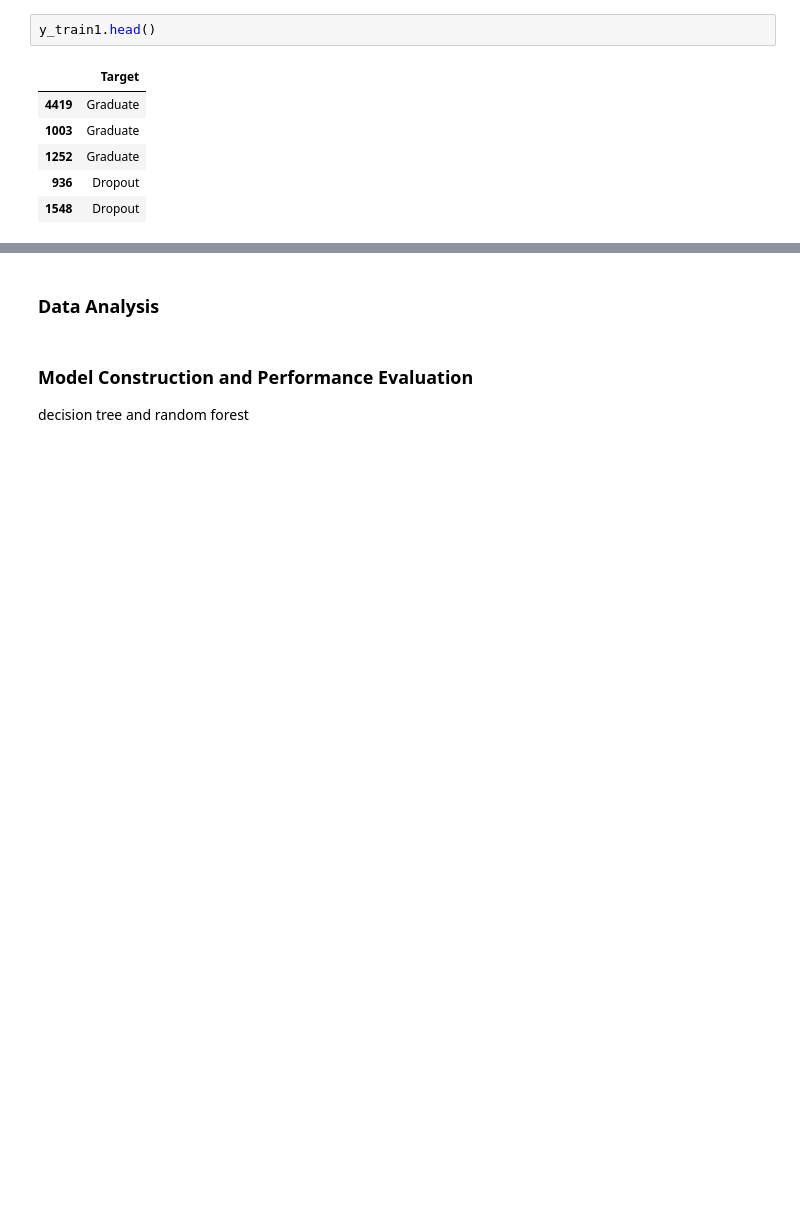
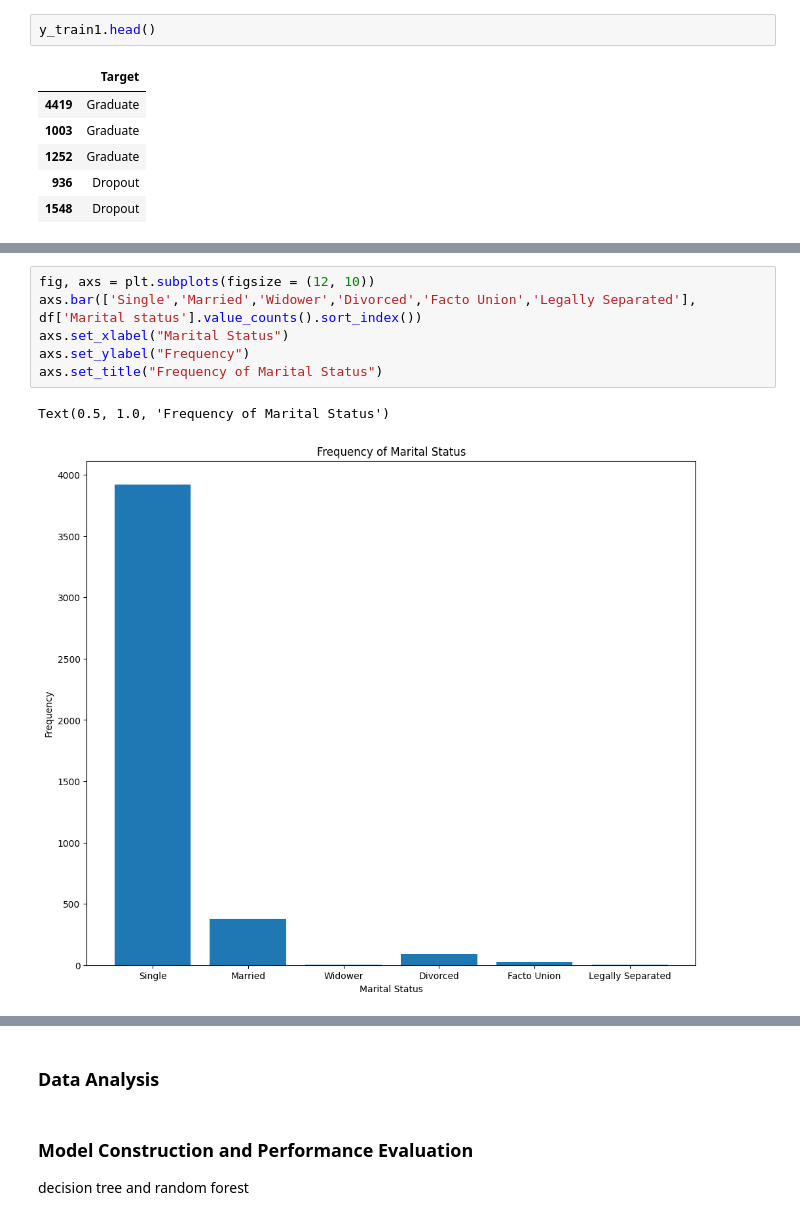
Before and after one commit to leon-d-nguyen/stat4185-final-project, a Jupyter notebook: stat4185-final-project.ipynb, the cells around one changed output, grey strips where cells are left out. Cells and saved outputs as stored; diff of their text form; blank space fills up the shorter version.

```diff
--- a/stat4185-final-project.ipynb
+++ b/stat4185-final-project.ipynb
@@ -306,0 +364,9 @@ NameError: name 'x' is not defined
+# %%
+fig, axs = plt.subplots(figsize = (12, 10))
+axs.bar(['Single','Married','Widower','Divorced','Facto Union','Legally Separated'], df['Marital status'].value_counts().sort_index())
+axs.set_xlabel("Marital Status")
+axs.set_ylabel("Frequency")
+axs.set_title("Frequency of Marital Status")
+# %% [output]
+Text(0.5, 1.0, 'Frequency of Marital Status')
+[figure, added]
```
Also changed, not shown: parts of 8 cells of this notebook.
